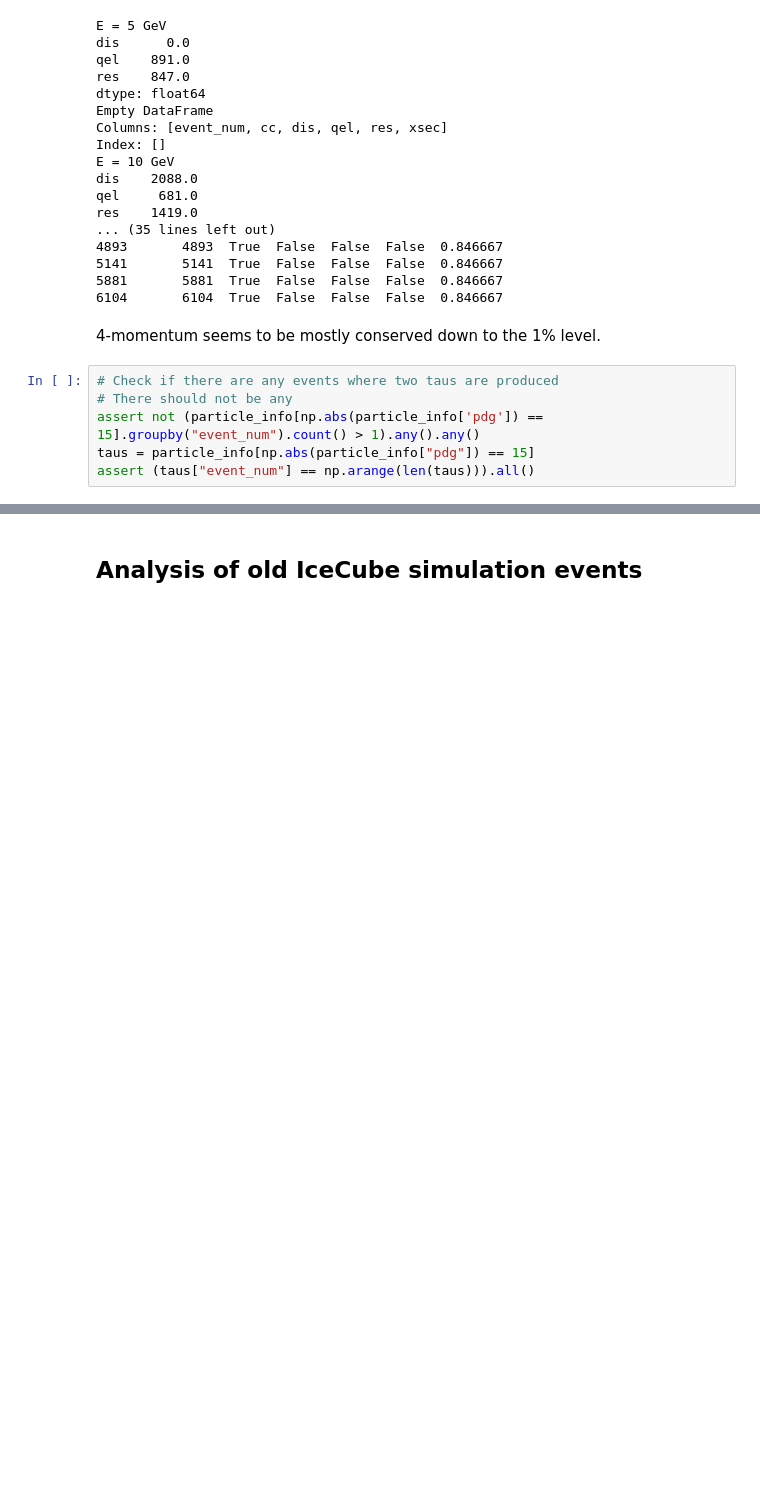
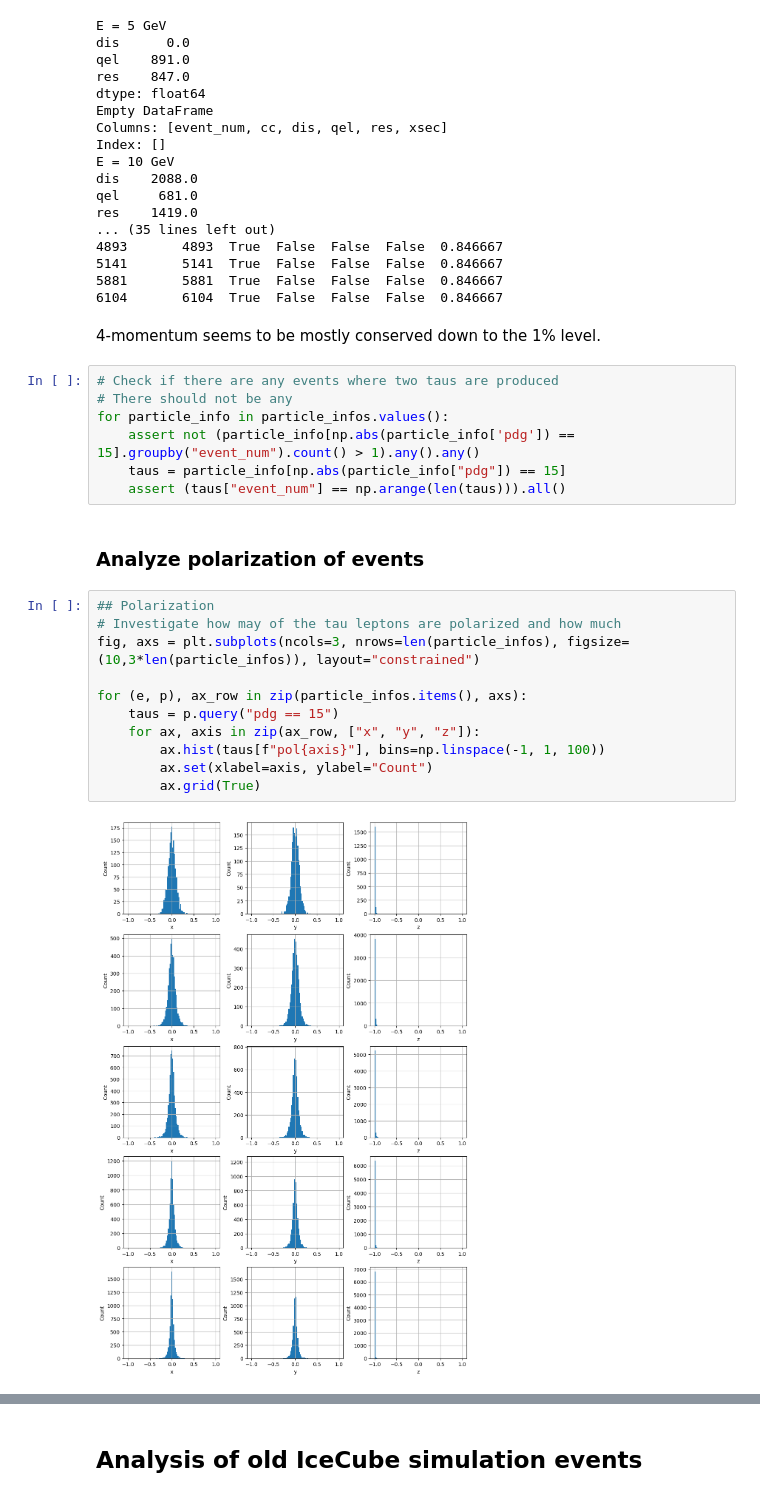
Before and after one commit to simonthor/tau-polarization-icecube, a Jupyter notebook: icecube-tau-decays/icecube_event_analysis.ipynb, the cells around one changed output, grey strips where cells are left out. Saved outputs shown, nothing was run; the diff lists cells and outputs as text; blank space fills up the shorter version.

Commit message:
Plot polarization

```diff
--- a/icecube-tau-decays/icecube_event_analysis.ipynb
+++ b/icecube-tau-decays/icecube_event_analysis.ipynb
@@ -161,6 +158,22 @@ res    1419.0
 # %%
 # Check if there are any events where two taus are produced
 # There should not be any
-assert not (particle_info[np.abs(particle_info['pdg']) == 15].groupby("event_num").count() > 1).any().any()
-taus = particle_info[np.abs(particle_info["pdg"]) == 15]
-assert (taus["event_num"] == np.arange(len(taus))).all()
+for particle_info in particle_infos.values():
+    assert not (particle_info[np.abs(particle_info['pdg']) == 15].groupby("event_num").count() > 1).any().any()
+    taus = particle_info[np.abs(particle_info["pdg"]) == 15]
+    assert (taus["event_num"] == np.arange(len(taus))).all()
+# %% [markdown]
+### Analyze polarization of events
+# %%
+## Polarization
+# Investigate how may of the tau leptons are polarized and how much
+fig, axs = plt.subplots(ncols=3, nrows=len(particle_infos), figsize=(10,3*len(particle_infos)), layout="constrained")
+
+for (e, p), ax_row in zip(particle_infos.items(), axs):
+    taus = p.query("pdg == 15")
+    for ax, axis in zip(ax_row, ["x", "y", "z"]):
+        ax.hist(taus[f"pol{axis}"], bins=np.linspace(-1, 1, 100))
+        ax.set(xlabel=axis, ylabel="Count")
+        ax.grid(True)
+# %% [output]
+[figure, added]
```
Also changed, not shown: parts of 3 cells of this notebook.
